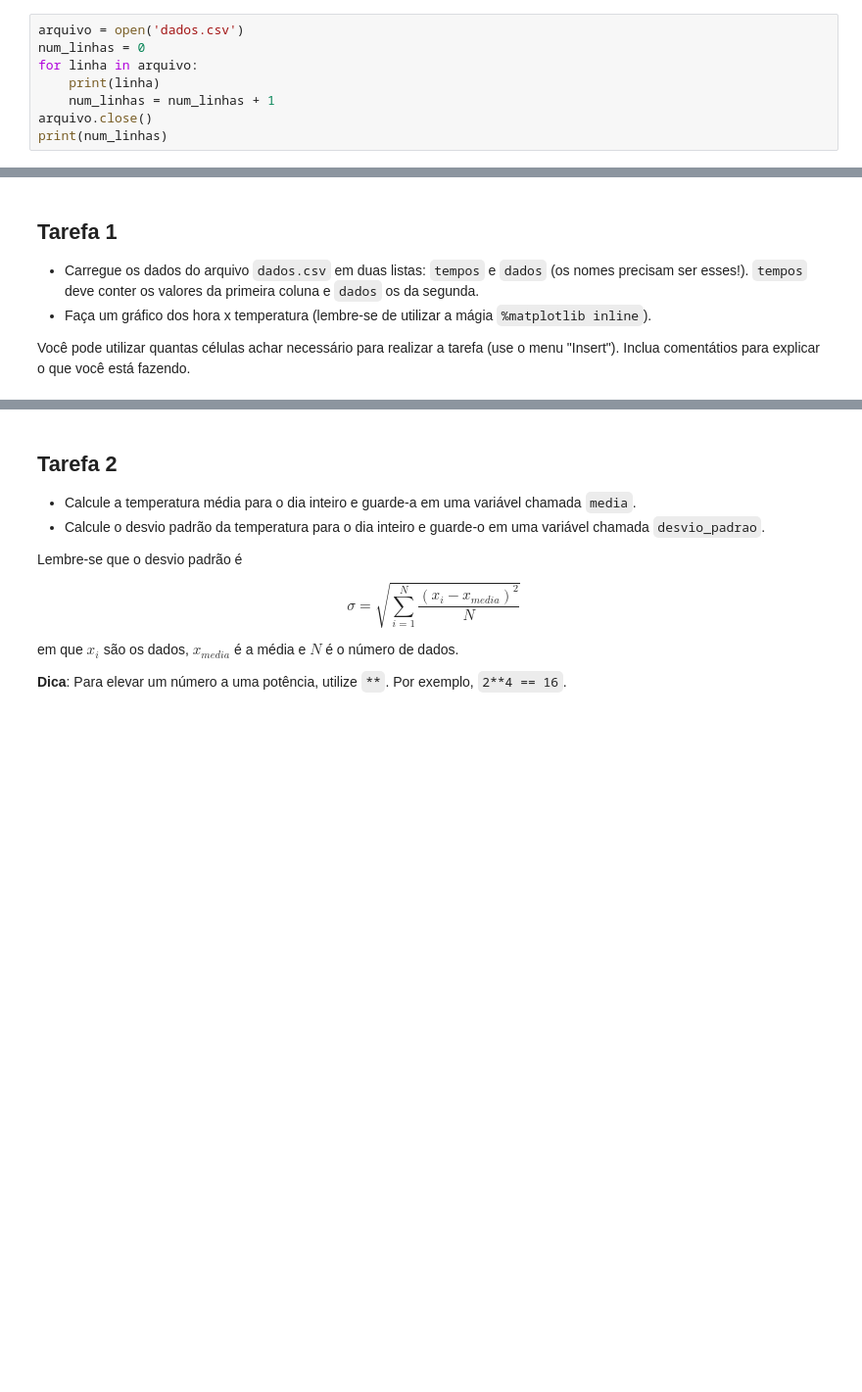
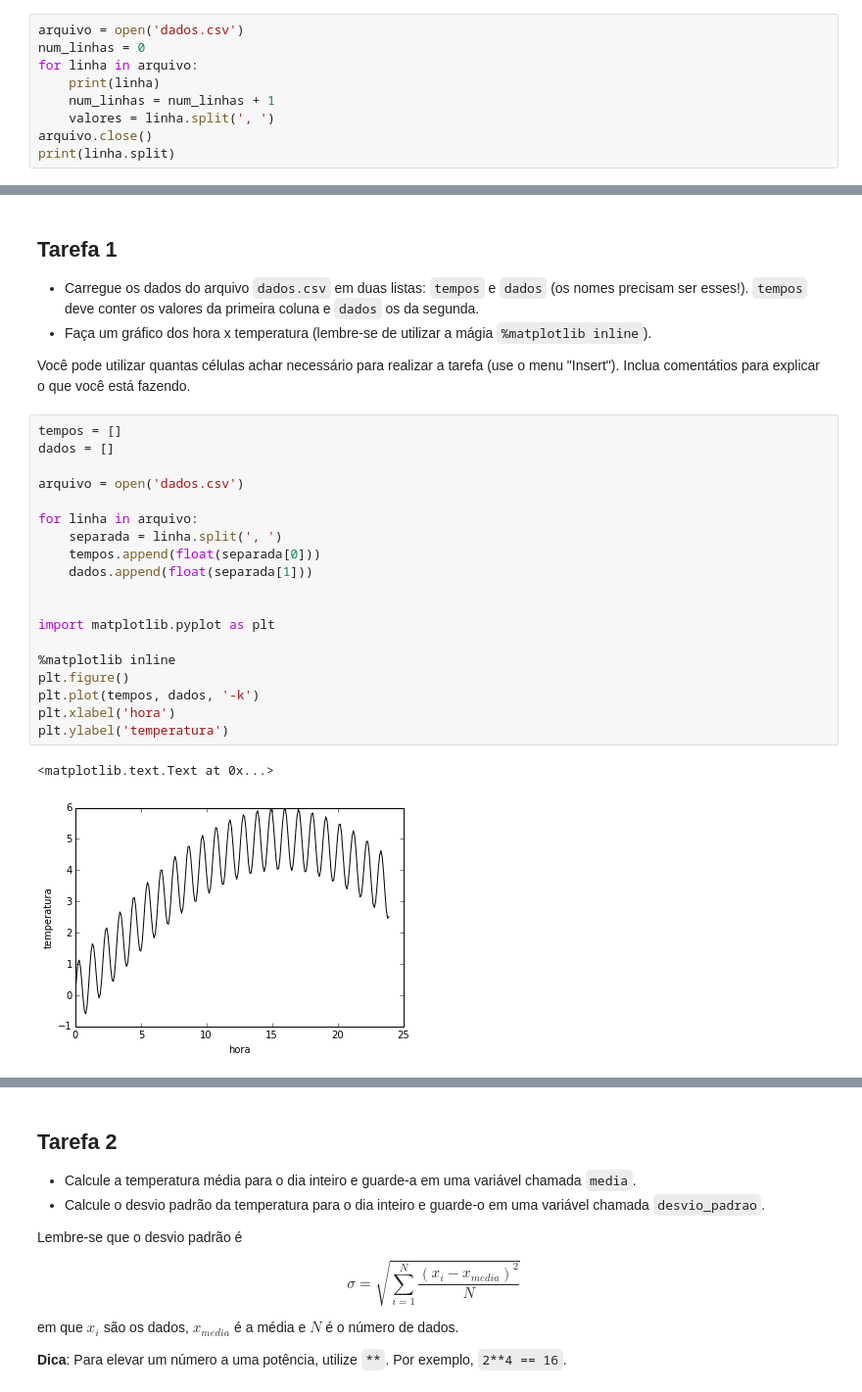
Before and after one commit to mat-esp-2015/python-intro-2-felipe_joao_leo, a Jupyter notebook: tarefa-intro-python-2.ipynb, the cells around one changed output, grey strips where cells are left out. Shown at 98% size. Drawn from its saved outputs; the diff is of its cells as text; blank space fills up the shorter version.

Commit message:
adicionamos os arquivos do jupyter com a tarefa 1 concluida

```diff
--- a/tarefa-intro-python-2.ipynb
+++ b/tarefa-intro-python-2.ipynb
@@ -152,8 +152,9 @@ num_linhas = 0
 for linha in arquivo:
     print(linha)
     num_linhas = num_linhas + 1
+    valores = linha.split(', ')
 arquivo.close()
-print(num_linhas)
+print(linha.split)
 # %% [output]
 0, 0
 
@@ -209,6 +210,28 @@ da [UERJ](http://www.uerj.br/).
 * Faça um gráfico dos hora x temperatura (lembre-se de utilizar a mágia `%matplotlib inline`).
 
 Você pode utilizar quantas células achar necessário para realizar a tarefa (use o menu "Insert"). Inclua comentátios para explicar o que você está fazendo.
+# %%
+tempos = []
+dados = []
+
+arquivo = open('dados.csv')
+
+for linha in arquivo:
+    separada = linha.split(', ')
+    tempos.append(float(separada[0]))
+    dados.append(float(separada[1]))
+
+
+import matplotlib.pyplot as plt
+
+%matplotlib inline
+plt.figure()
+plt.plot(tempos, dados, '-k')
+plt.xlabel('hora')
+plt.ylabel('temperatura')
+# %% [output]
+<matplotlib.text.Text at 0x...>
+[figure, added]
 # %% [markdown]
 ### Resultado esperado
 
```
Also changed, not shown: parts of 2 cells of this notebook, 2 other files.
